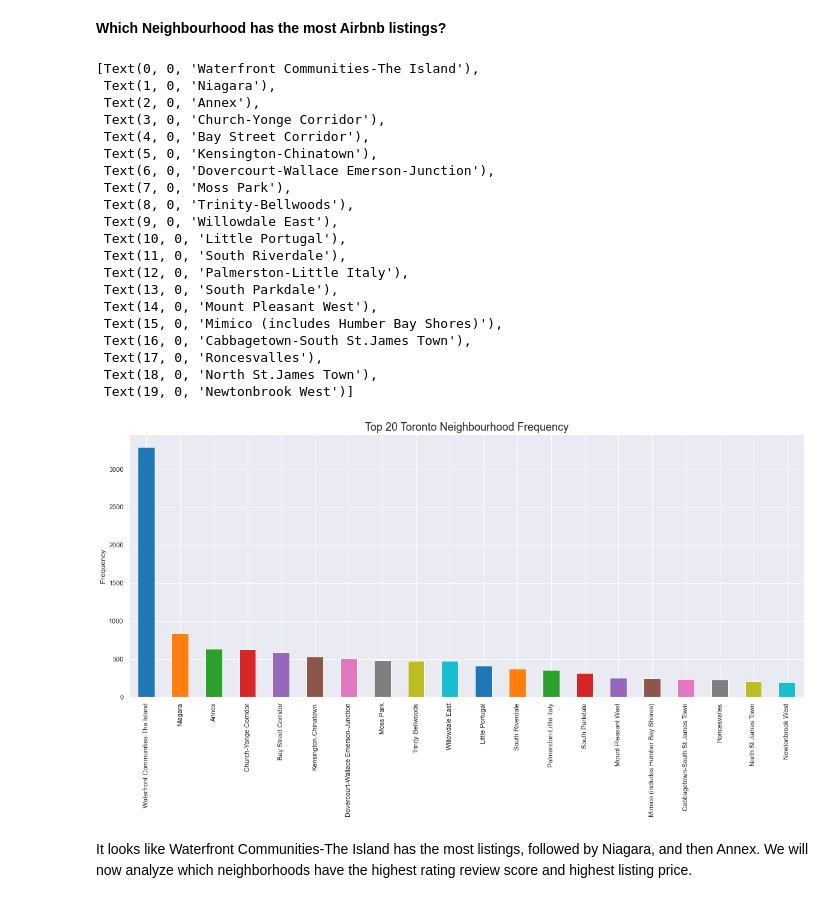
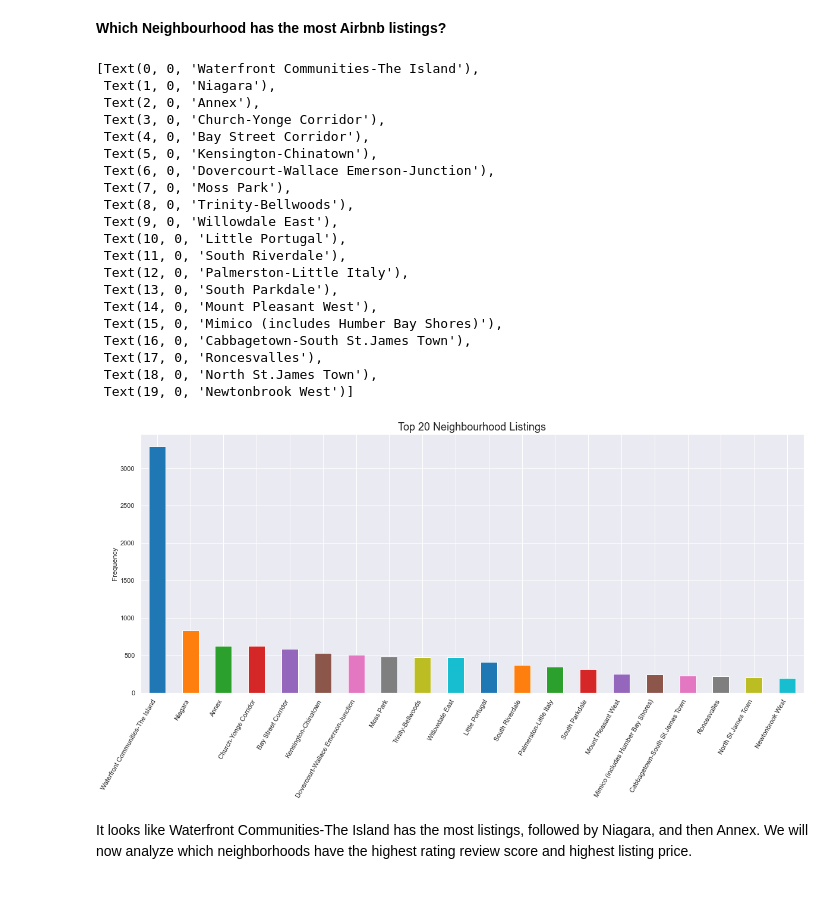
Before and after one commit to peterle93/Toronto-Airbnb-Analysis, a Jupyter notebook: Toronto Airbnb Dataset.ipynb, the cells around one changed output. Drawn from its saved outputs; the diff is of its cells as text; code cells hidden in the pictures.

```diff
--- a/Toronto Airbnb Dataset.ipynb
+++ b/Toronto Airbnb Dataset.ipynb
@@ -129,7 +130,9 @@ dtype: int64
 # %% [markdown]
 **What are the most common amenities in Toronto Airbnbs?**
 # %%
-# removes "" from amenities list
+# remove "", [,] from string within string amenities list
 df_list.amenities = df_list.amenities.str.replace("[{}]", "").str.replace('"', "")
+df_list.amenities = df_list.amenities.str.replace("[{}]", "").str.replace("[", "")
+df_list.amenities = df_list.amenities.str.replace("[{}]", "").str.replace("]", "")
 df_list['amenities'].head()
 # %% [output]
@@ -190,34 +194,32 @@ Name: neighbourhood_cleansed, dtype: int64
 **Which Neighbourhood has the most Airbnb listings?**
 # %%
 sns.set(rc={'figure.figsize':(20,8)})
-colors = ['#1f77b4', '#ff7f0e', '#2ca02c', '#d62728', '#9467bd',
-          '#8c564b', '#e377c2', '#7f7f7f', '#bcbd22', '#17becf']
 bgraph = top_niegh.plot(kind='bar', color = colors)
-bgraph.set_title('Top 20 Toronto Neighbourhood Frequency', size=18)
+bgraph.set_title('Top 20 Neighbourhood Listings', size=18)
 bgraph.set_ylabel('Frequency')
-bgraph.set_xticklabels(bgraph.get_xticklabels(), rotation=90)
+bgraph.set_xticklabels(bgraph.get_xticklabels(), rotation=60, ha='right')
 # %% [output]
 [Text(0, 0, 'Waterfront Communities-The Island'),
  Text(1, 0, 'Niagara'),
  Text(2, 0, 'Annex'),
  Text(3, 0, 'Church-Yonge Corridor'),
  Text(4, 0, 'Bay Street Corridor'),
  Text(5, 0, 'Kensington-Chinatown'),
  Text(6, 0, 'Dovercourt-Wallace Emerson-Junction'),
  Text(7, 0, 'Moss Park'),
  Text(8, 0, 'Trinity-Bellwoods'),
  Text(9, 0, 'Willowdale East'),
  Text(10, 0, 'Little Portugal'),
  Text(11, 0, 'South Riverdale'),
  Text(12, 0, 'Palmerston-Little Italy'),
  Text(13, 0, 'South Parkdale'),
  Text(14, 0, 'Mount Pleasant West'),
  Text(15, 0, 'Mimico (includes Humber Bay Shores)'),
  Text(16, 0, 'Cabbagetown-South St.James Town'),
  Text(17, 0, 'Roncesvalles'),
  Text(18, 0, 'North St.James Town'),
  Text(19, 0, 'Newtonbrook West')]
-[figure, old version]
+[figure, new version]
 # %% [markdown]
 It looks like Waterfront Communities-The Island has the most listings, followed by Niagara, and then Annex. We will now analyze which neighborhoods have the highest rating review score and highest listing price.
 # %% [markdown]
```
Also changed, not shown: parts of 42 cells of this notebook.
